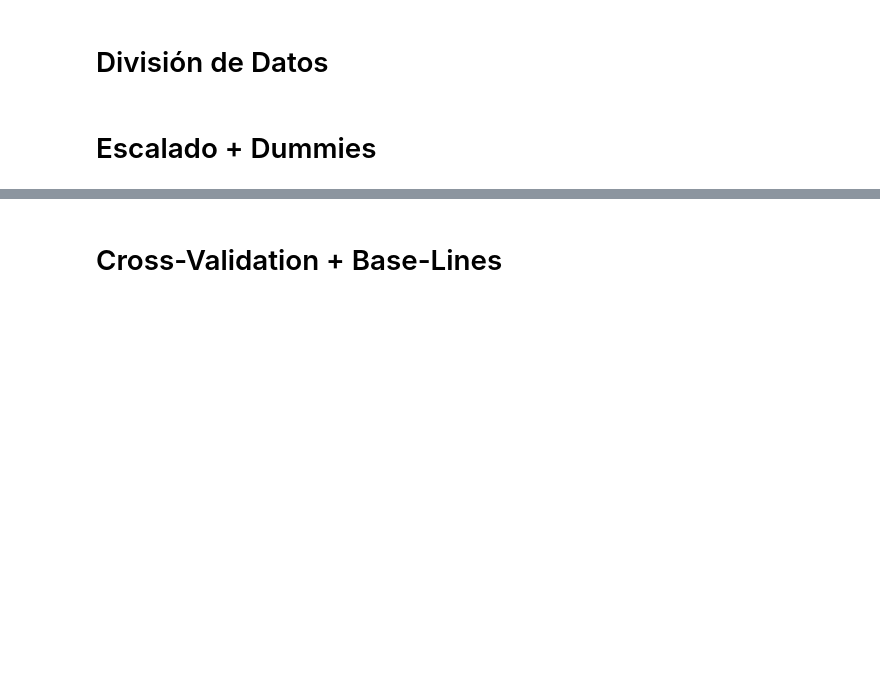
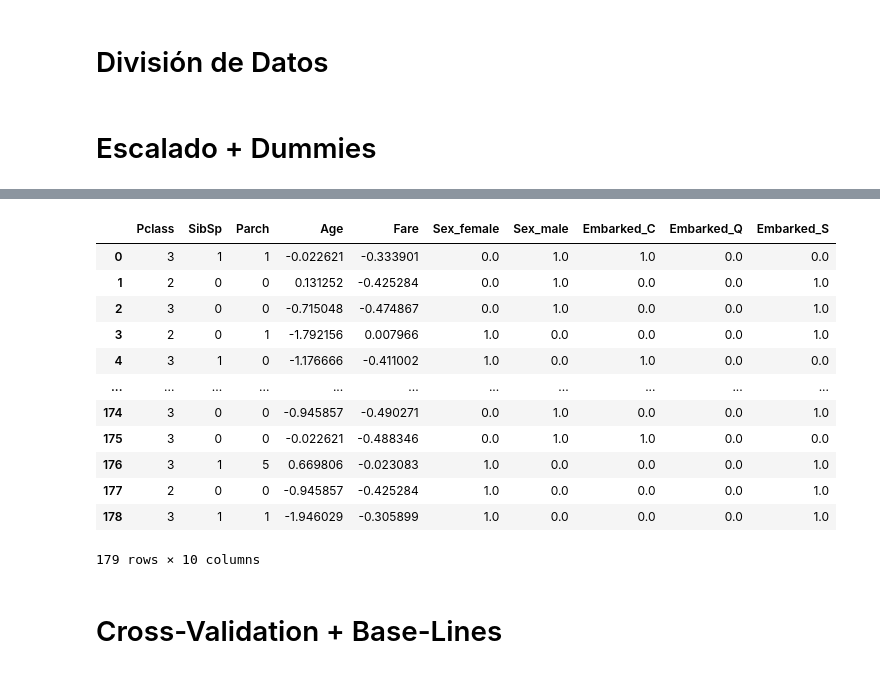
Before and after one commit to mariaortizz/DS_PT_09_2023, a Jupyter notebook: Machine_Learning/1-Supervisado/4-Ejercicio/Titanic.ipynb, the cells around one changed output, grey strips where cells are left out. Saved outputs shown, nothing was run; the diff lists cells and outputs as text; code cells hidden in the pictures; blank space fills up the shorter version.

```diff
--- a/Machine_Learning/1-Supervisado/4-Ejercicio/Titanic.ipynb
+++ b/Machine_Learning/1-Supervisado/4-Ejercicio/Titanic.ipynb
@@ -339,0 +389,5 @@ titanic['']
+# %%
+test_escalado = X_test[['Age', 'Fare']]
+test_t_array = scaler_1.transform(test_escalado)
+test_escalado_final = pd.DataFrame(test_t_array, columns=test_escalado.columns)
+test_escalado_final
@@ -339,0 +408,4 @@ titanic['']
+# %%
+test_resto = X_test[['Pclass', 'Sex', 'SibSp', 'Parch', 'Embarked']]
+test_resto.reset_index(drop= True, inplace=True)
+X_test_e = pd.concat([test_resto, test_escalado_final], axis=1)
@@ -340,2 +455,25 @@ titanic['']
+# %%
+enc = OneHotEncoder(sparse=False, handle_unknown='ignore')
+encoded = enc.fit_transform(X_test_e[['Sex', 'Embarked']])
+encoded_df = pd.DataFrame(encoded, columns=enc.get_feature_names_out(['Sex', 'Embarked']))
+
+X_test_ee = pd.concat([X_test_e, encoded_df], axis=1)
+X_test_ee.drop(['Sex', 'Embarked'], axis=1, inplace=True)
+# %%
+X_test_ee
+# %% [output]
+|  | Pclass | SibSp | Parch | Age | Fare | Sex_female | Sex_male | Embarked_C | Embarked_Q | Embarked_S |
+| 0 | 3 | 1 | 1 | -0.022621 | -0.333901 | 0.0 | 1.0 | 1.0 | 0.0 | 0.0 |
+| 1 | 2 | 0 | 0 | 0.131252 | -0.425284 | 0.0 | 1.0 | 0.0 | 0.0 | 1.0 |
+| 2 | 3 | 0 | 0 | -0.715048 | -0.474867 | 0.0 | 1.0 | 0.0 | 0.0 | 1.0 |
+| 3 | 2 | 0 | 1 | -1.792156 | 0.007966 | 1.0 | 0.0 | 0.0 | 0.0 | 1.0 |
+| 4 | 3 | 1 | 0 | -1.176666 | -0.411002 | 1.0 | 0.0 | 1.0 | 0.0 | 0.0 |
+| ... | ... | ... | ... | ... | ... | ... | ... | ... | ... | ... |
+| 174 | 3 | 0 | 0 | -0.945857 | -0.490271 | 0.0 | 1.0 | 0.0 | 0.0 | 1.0 |
+| 175 | 3 | 0 | 0 | -0.022621 | -0.488346 | 0.0 | 1.0 | 1.0 | 0.0 | 0.0 |
+| 176 | 3 | 1 | 5 | 0.669806 | -0.023083 | 1.0 | 0.0 | 0.0 | 0.0 | 1.0 |
+| 177 | 2 | 0 | 0 | -0.945857 | -0.425284 | 1.0 | 0.0 | 0.0 | 0.0 | 1.0 |
+| 178 | 3 | 1 | 1 | -1.946029 | -0.305899 | 1.0 | 0.0 | 0.0 | 0.0 | 1.0 |
+179 rows × 10 columns
 # %% [markdown]
 # Cross-Validation + Base-Lines
```
Also changed, not shown: parts of 20 cells of this notebook, 2 other files.
